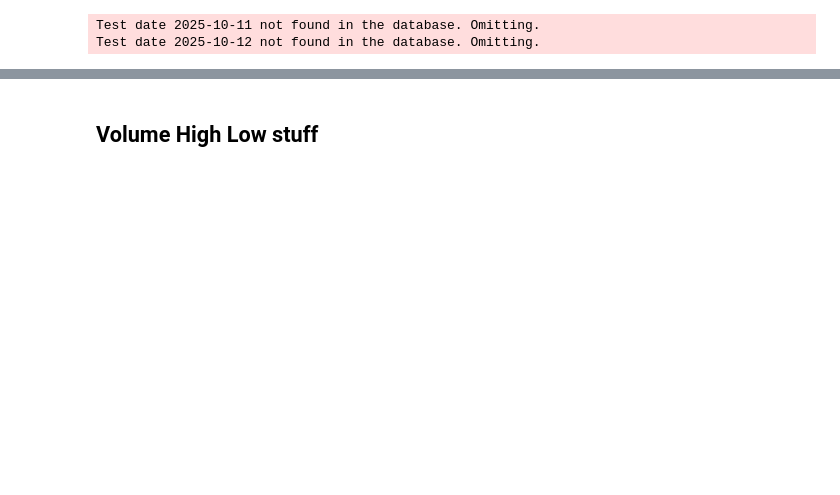
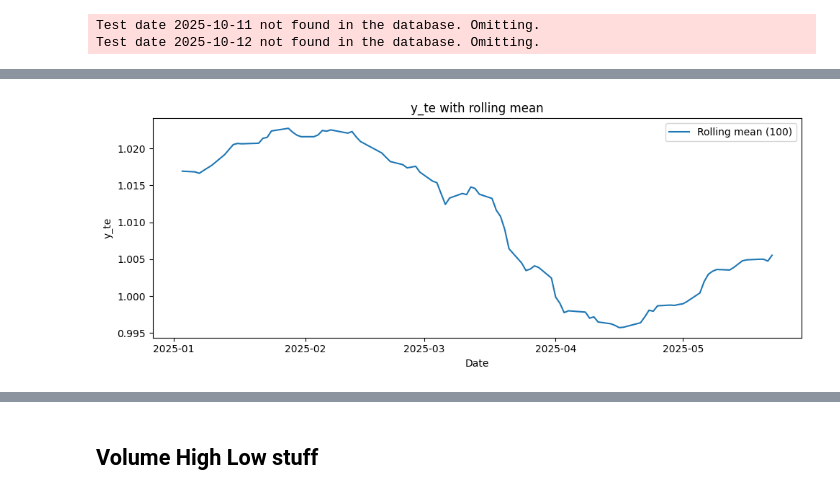
Before and after one commit to KImeriGitHub/RandomOdyssey, a Jupyter notebook: notebooks/sandbox_statistics.ipynb, the cells around one changed output, grey strips where cells are left out. Cells and saved outputs as stored; diff of their text form; code cells hidden in the pictures; blank space fills up the shorter version.

```diff
--- a/notebooks/sandbox_statistics.ipynb
+++ b/notebooks/sandbox_statistics.ipynb
@@ -73,0 +293,26 @@ np.float64(0.001628525439212086)
+# %%
+assert dates_te_sub.is_sorted()
+dates_te_sorted = dates_te_sub
+y_te_sorted = y_te_sub
+
+window = 100
+comb_pl = pl.DataFrame({
+    "date": dates_te_sorted,
+    "y_te": y_te_sorted
+})
+perdate_mean = comb_pl.group_by("date").agg(pl.col("y_te").mean().alias("y_te_mean")).sort("date")
+perdate_mean_rolling = perdate_mean.select(
+    pl.col("y_te_mean").rolling_mean(window_size=window).alias("y_te_mean_rolling")
+)
+
+plt.figure(figsize=(10, 4))
+#sns.lineplot(x=dates_te_sorted, y=y_te_sorted, label="y_te", alpha=0.5)
+sns.lineplot(x=perdate_mean['date'], y=perdate_mean_rolling['y_te_mean_rolling'], label=f"Rolling mean ({window})")
+plt.xlabel("Date")
+plt.ylabel("y_te")
+plt.title("y_te with rolling mean")
+plt.legend()
+plt.tight_layout()
+plt.show()
+# %% [output]
+[figure, added]
```
Also changed, not shown: parts of 29 cells of this notebook, 4 other files.
